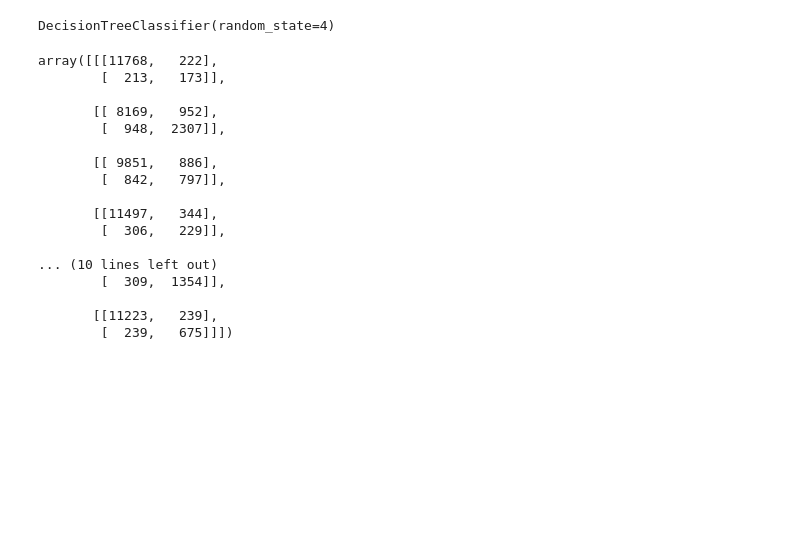
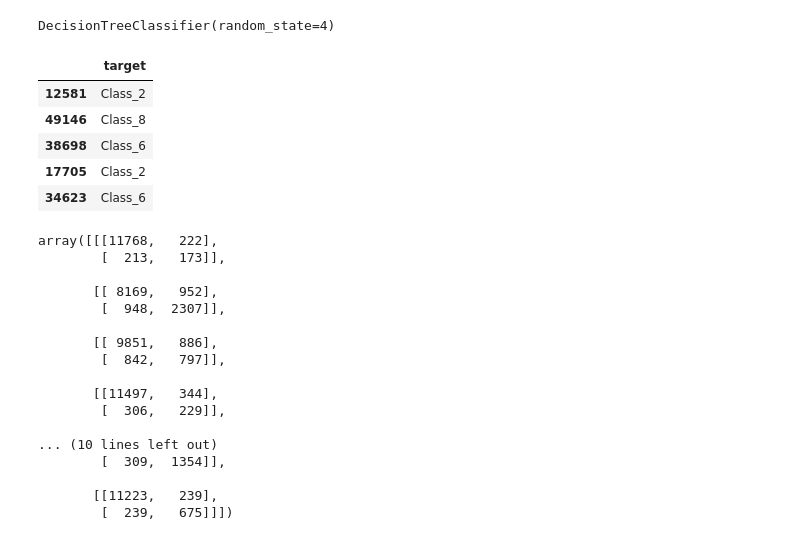
Before and after one commit to olini/pes-aprendizagem-maquina-1, a Jupyter notebook: notebook.ipynb, the cells around one changed output. Saved outputs shown, nothing was run; the diff lists cells and outputs as text; code cells hidden in the pictures; blank space fills up the shorter version.

```diff
--- a/notebook.ipynb
+++ b/notebook.ipynb
@@ -69,6 +100,15 @@ dt.fit(X_train, y_train)
 DecisionTreeClassifier(random_state=4)
 # %%
 y_pred = dt.predict(X_test)
+# %%
+y_test.head()
+# %% [output]
+|  | target |
+| 12581 | Class_2 |
+| 49146 | Class_8 |
+| 38698 | Class_6 |
+| 17705 | Class_2 |
+| 34623 | Class_6 |
 # %%
 multilabel_confusion_matrix(y_test, y_pred)
 # %% [output]
```
Also changed, not shown: parts of 5 cells of this notebook, 1 other file.
